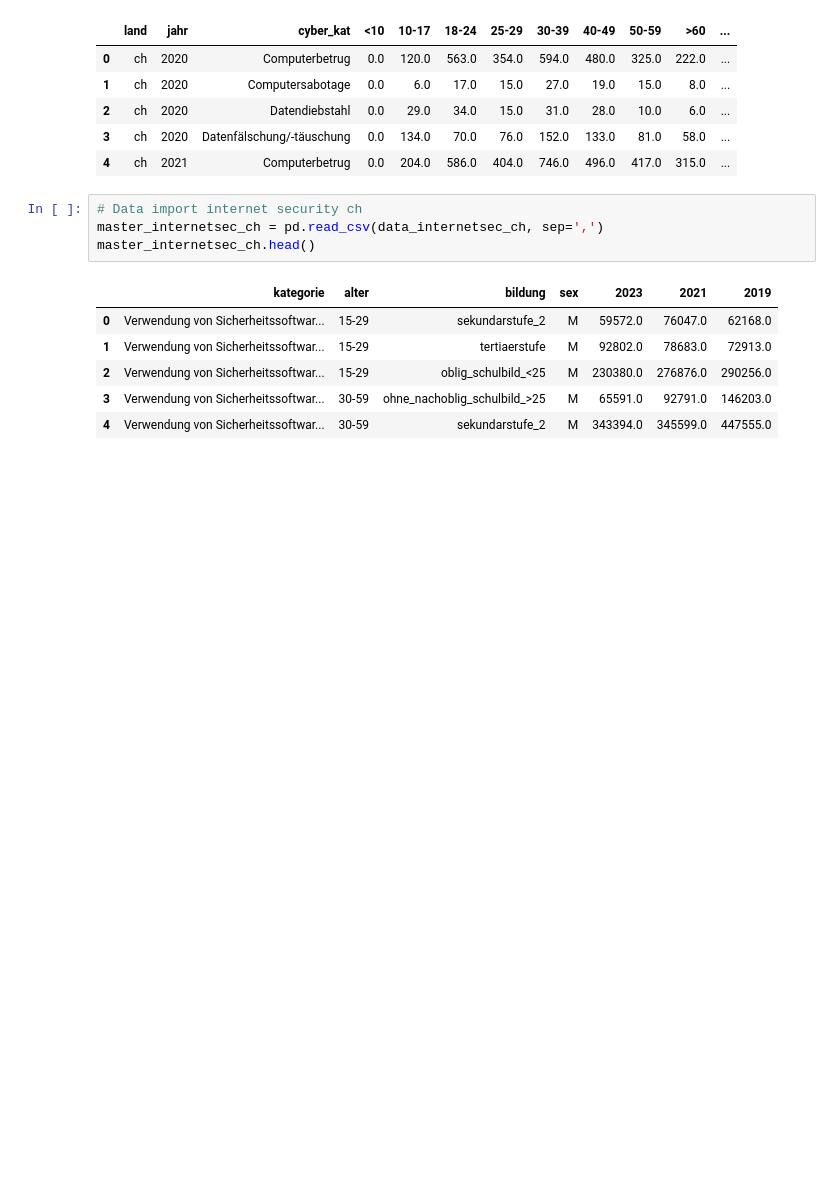
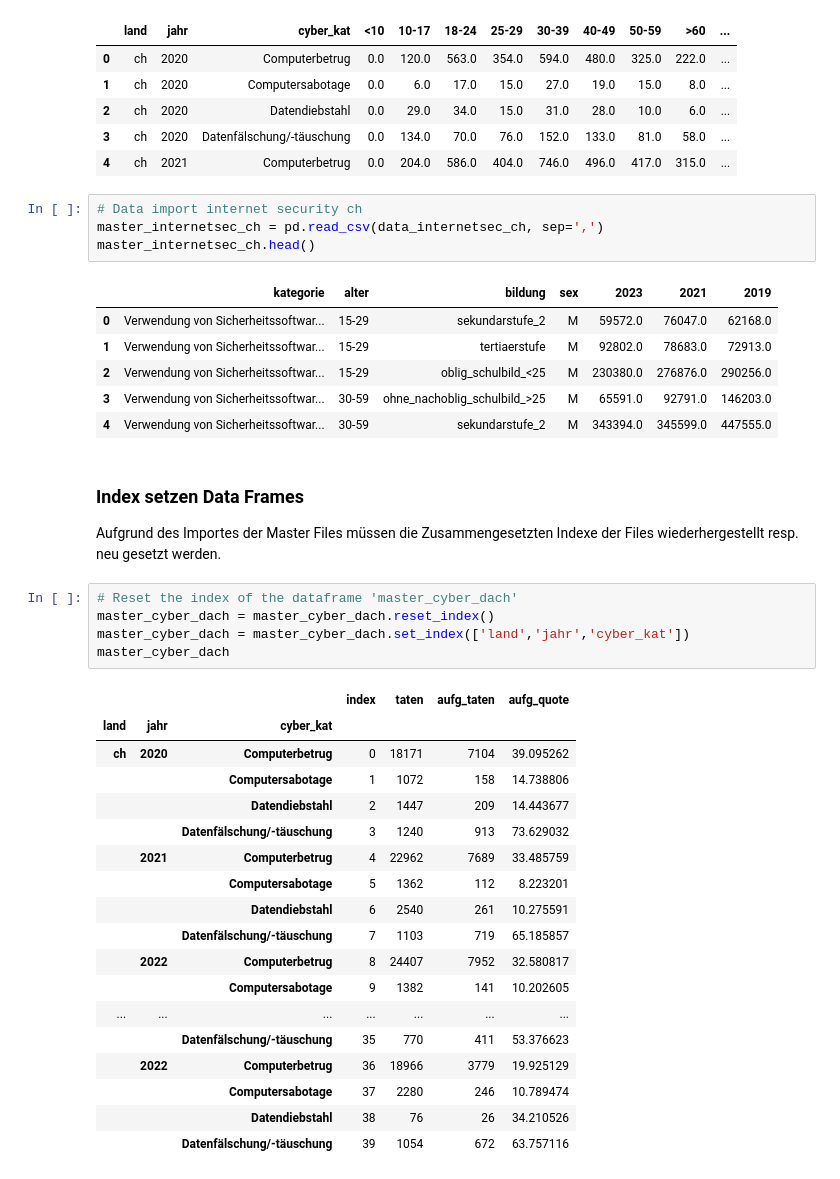
Before and after one commit to baumannf/bina_module, a Jupyter notebook: BINA_LN1_CybercrimeVisualisation.ipynb, the cells around one changed output. Cells and saved outputs as stored; diff of their text form; blank space fills up the shorter version.

```diff
--- a/BINA_LN1_CybercrimeVisualisation.ipynb
+++ b/BINA_LN1_CybercrimeVisualisation.ipynb
@@ -56,3 +56,30 @@ master_internetsec_ch.head()
 | 2 | Verwendung von Sicherheitssoftwar... | 15-29 | oblig_schulbild_<25 | M | 230380.0 | 276876.0 | 290256.0 |
 | 3 | Verwendung von Sicherheitssoftwar... | 30-59 | ohne_nachoblig_schulbild_>25 | M | 65591.0 | 92791.0 | 146203.0 |
 | 4 | Verwendung von Sicherheitssoftwar... | 30-59 | sekundarstufe_2 | M | 343394.0 | 345599.0 | 447555.0 |
+# %% [markdown]
+### Index setzen Data Frames
+Aufgrund des Importes der Master Files müssen die Zusammengesetzten Indexe der Files wiederhergestellt resp. neu gesetzt werden.
+# %%
+# Reset the index of the dataframe 'master_cyber_dach'
+master_cyber_dach = master_cyber_dach.reset_index()
+master_cyber_dach = master_cyber_dach.set_index(['land','jahr','cyber_kat'])
+master_cyber_dach
+# %% [output]
+|  |  |  | index | taten | aufg_taten | aufg_quote |
+| land | jahr | cyber_kat |  |  |  |  |
+| ch | 2020 | Computerbetrug | 0 | 18171 | 7104 | 39.095262 |
+|  |  | Computersabotage | 1 | 1072 | 158 | 14.738806 |
+|  |  | Datendiebstahl | 2 | 1447 | 209 | 14.443677 |
+|  |  | Datenfälschung/-täuschung | 3 | 1240 | 913 | 73.629032 |
+|  | 2021 | Computerbetrug | 4 | 22962 | 7689 | 33.485759 |
+|  |  | Computersabotage | 5 | 1362 | 112 | 8.223201 |
+|  |  | Datendiebstahl | 6 | 2540 | 261 | 10.275591 |
+|  |  | Datenfälschung/-täuschung | 7 | 1103 | 719 | 65.185857 |
+|  | 2022 | Computerbetrug | 8 | 24407 | 7952 | 32.580817 |
+|  |  | Computersabotage | 9 | 1382 | 141 | 10.202605 |
+| ... | ... | ... | ... | ... | ... | ... |
+|  |  | Datenfälschung/-täuschung | 35 | 770 | 411 | 53.376623 |
+|  | 2022 | Computerbetrug | 36 | 18966 | 3779 | 19.925129 |
+|  |  | Computersabotage | 37 | 2280 | 246 | 10.789474 |
+|  |  | Datendiebstahl | 38 | 76 | 26 | 34.210526 |
+|  |  | Datenfälschung/-täuschung | 39 | 1054 | 672 | 63.757116 |
```
Also changed, not shown: parts of 2 cells of this notebook.
